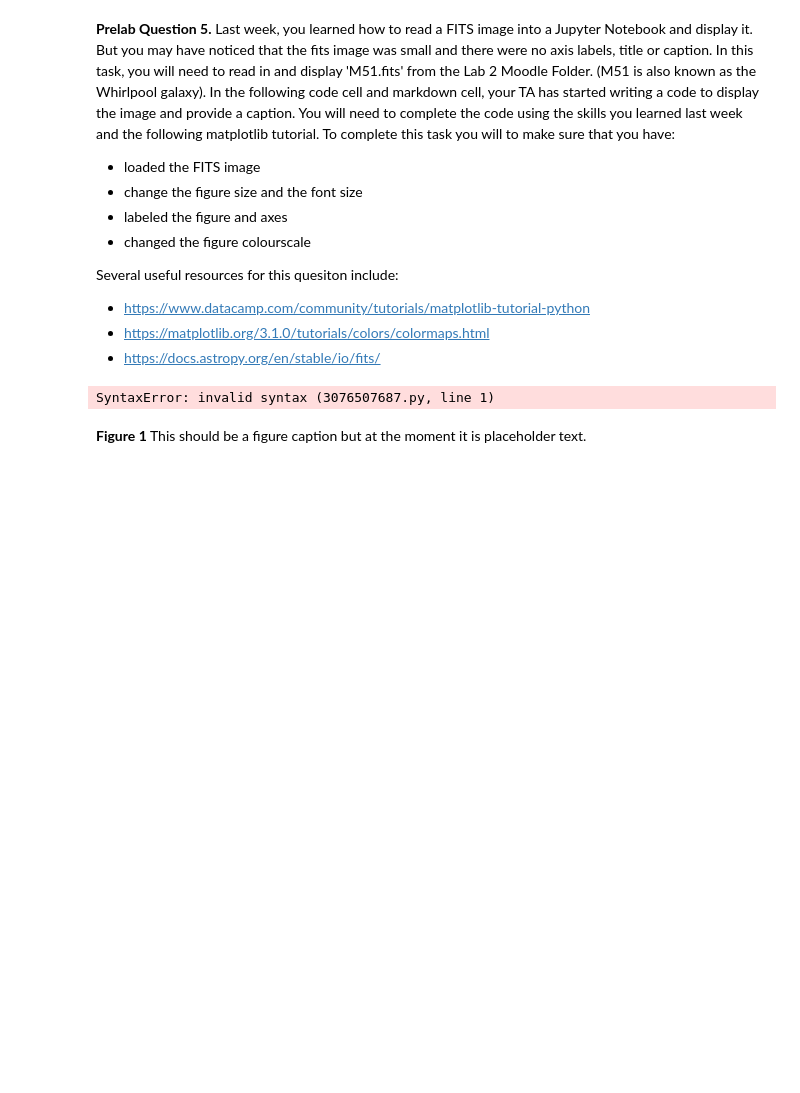
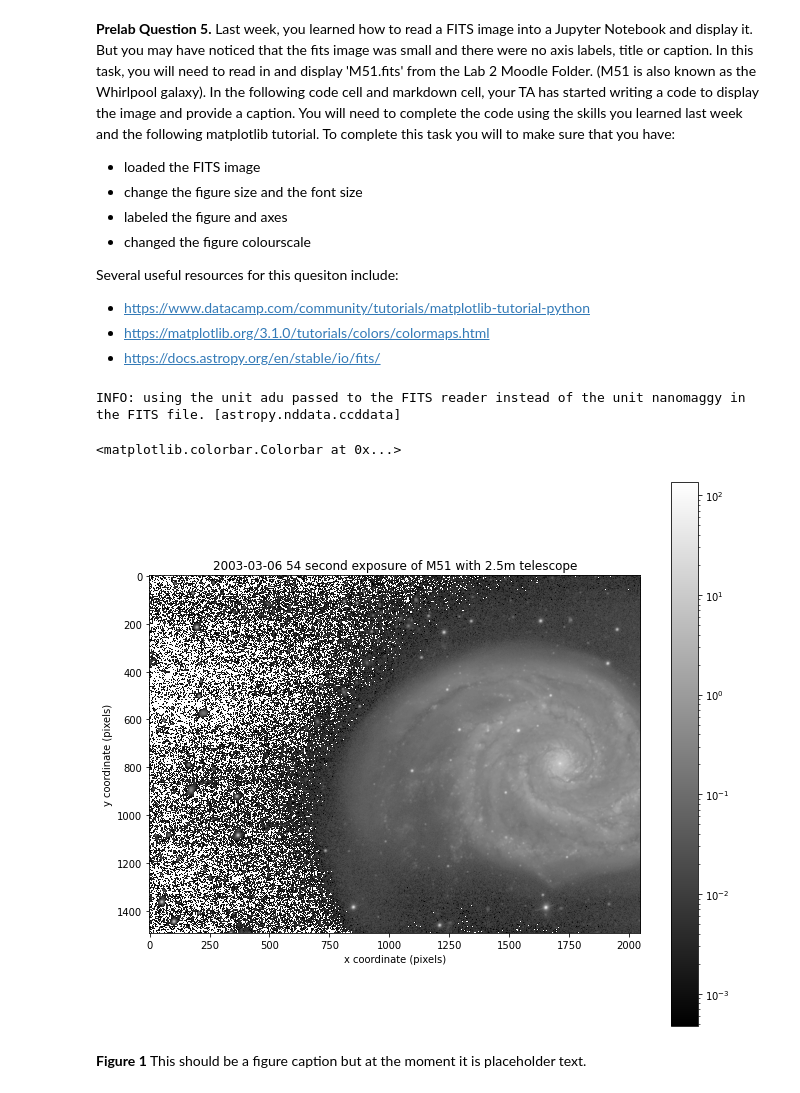
Before and after one commit to cedliang/ASP3231, a Jupyter notebook: Lab_2/ASP3231_Laboratory_2_2021_Basics_of_Reducing_CCD_Images.ipynb, the cells around one changed output. Drawn from its saved outputs; the diff is of its cells as text; code cells hidden in the pictures; blank space fills up the shorter version.

```diff
--- a/Lab_2/ASP3231_Laboratory_2_2021_Basics_of_Reducing_CCD_Images.ipynb
+++ b/Lab_2/ASP3231_Laboratory_2_2021_Basics_of_Reducing_CCD_Images.ipynb
@@ -38,19 +52,24 @@ Several useful resources for this quesiton include:
 - https://matplotlib.org/3.1.0/tutorials/colors/colormaps.html
 - https://docs.astropy.org/en/stable/io/fits/
 # %%
-image_1 = CCDData.read(, unit="adu")
+image_1 = CCDData.read("M51.fits", unit="adu")
 
-fig, ax = plt.subplots(figsize = (10,10))
+
+
+fig, ax = plt.subplots(figsize = (11,10))
 
 # Look through here to get some funky colour maps:
 # https://matplotlib.org/3.1.0/tutorials/colors/colormaps.html
-plt.rcParams.update({'font.size': })
-plt.imshow(image_1, cmap='', norm=LogNorm())
-plt.xlabel('x axis')
-plt.title('')
+plt.rcParams.update({'font.size': 10})
+plt.imshow(image_1, cmap='gray', norm=LogNorm())
+plt.xlabel('x coordinate (pixels)')
+plt.ylabel('y coordinate (pixels)')
+plt.title('2003-03-06 54 second exposure of M51 with 2.5m telescope')
 plt.colorbar()
 # %% [output]
-SyntaxError: invalid syntax (3076507687.py, line 1)
+INFO: using the unit adu passed to the FITS reader instead of the unit nanomaggy in the FITS file. [astropy.nddata.ccddata]
+<matplotlib.colorbar.Colorbar at 0x...>
+[figure, added]
 # %% [markdown]
 ****Figure 1**** This should be a figure caption but at the moment it is placeholder text.
 # %% [markdown]
```
Also changed, not shown: parts of 4 cells of this notebook.
